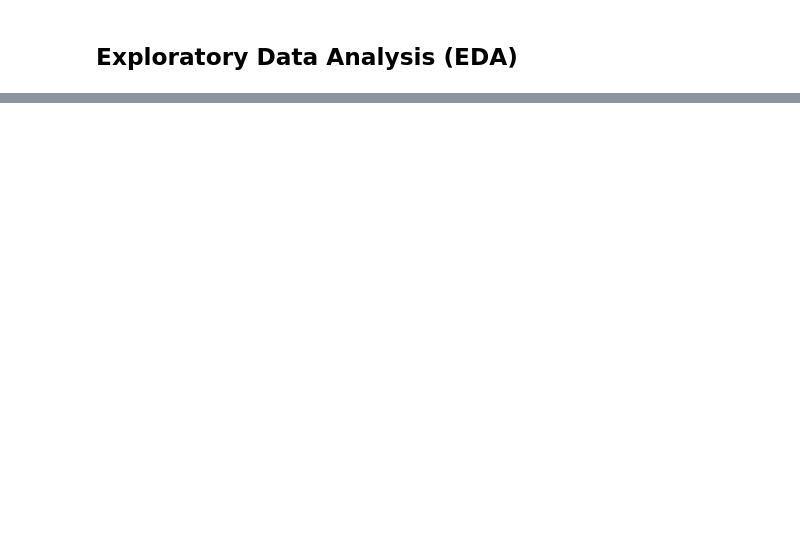
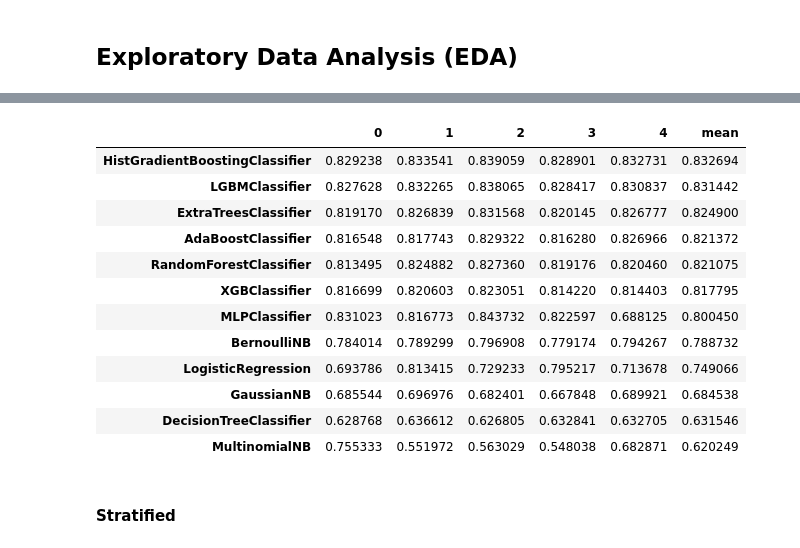
Before and after one commit to rdemarqui/financial_distress_prediction, a Jupyter notebook: Financial_distress_prediction.ipynb, the cells around one changed output, grey strips where cells are left out. Cells and saved outputs as stored; diff of their text form; code cells hidden in the pictures; blank space fills up the shorter version.

```diff
--- a/Financial_distress_prediction.ipynb
+++ b/Financial_distress_prediction.ipynb
@@ -26,0 +82,4 @@ df_test = pd.read_csv(zf.open('train.csv'), low_memory=False)
+# %%
+# Splitting data
+X_train = df_train_final.drop(columns=['SeriousDlqin2yrs'])
+y_train = df_train_final['SeriousDlqin2yrs']
@@ -26,0 +156,19 @@ df_test = pd.read_csv(zf.open('train.csv'), low_memory=False)
+# %%
+# Checking all results using oversampling
+results_oversampling
+# %% [output]
+|  | 0 | 1 | 2 | 3 | 4 | mean |
+| HistGradientBoostingClassifier | 0.829238 | 0.833541 | 0.839059 | 0.828901 | 0.832731 | 0.832694 |
+| LGBMClassifier | 0.827628 | 0.832265 | 0.838065 | 0.828417 | 0.830837 | 0.831442 |
+| ExtraTreesClassifier | 0.819170 | 0.826839 | 0.831568 | 0.820145 | 0.826777 | 0.824900 |
+| AdaBoostClassifier | 0.816548 | 0.817743 | 0.829322 | 0.816280 | 0.826966 | 0.821372 |
+| RandomForestClassifier | 0.813495 | 0.824882 | 0.827360 | 0.819176 | 0.820460 | 0.821075 |
+| XGBClassifier | 0.816699 | 0.820603 | 0.823051 | 0.814220 | 0.814403 | 0.817795 |
+| MLPClassifier | 0.831023 | 0.816773 | 0.843732 | 0.822597 | 0.688125 | 0.800450 |
+| BernoulliNB | 0.784014 | 0.789299 | 0.796908 | 0.779174 | 0.794267 | 0.788732 |
+| LogisticRegression | 0.693786 | 0.813415 | 0.729233 | 0.795217 | 0.713678 | 0.749066 |
+| GaussianNB | 0.685544 | 0.696976 | 0.682401 | 0.667848 | 0.689921 | 0.684538 |
+| DecisionTreeClassifier | 0.628768 | 0.636612 | 0.626805 | 0.632841 | 0.632705 | 0.631546 |
+| MultinomialNB | 0.755333 | 0.551972 | 0.563029 | 0.548038 | 0.682871 | 0.620249 |
+# %% [markdown]
+#### Stratified
```
Also changed, not shown: parts of 46 cells of this notebook.
